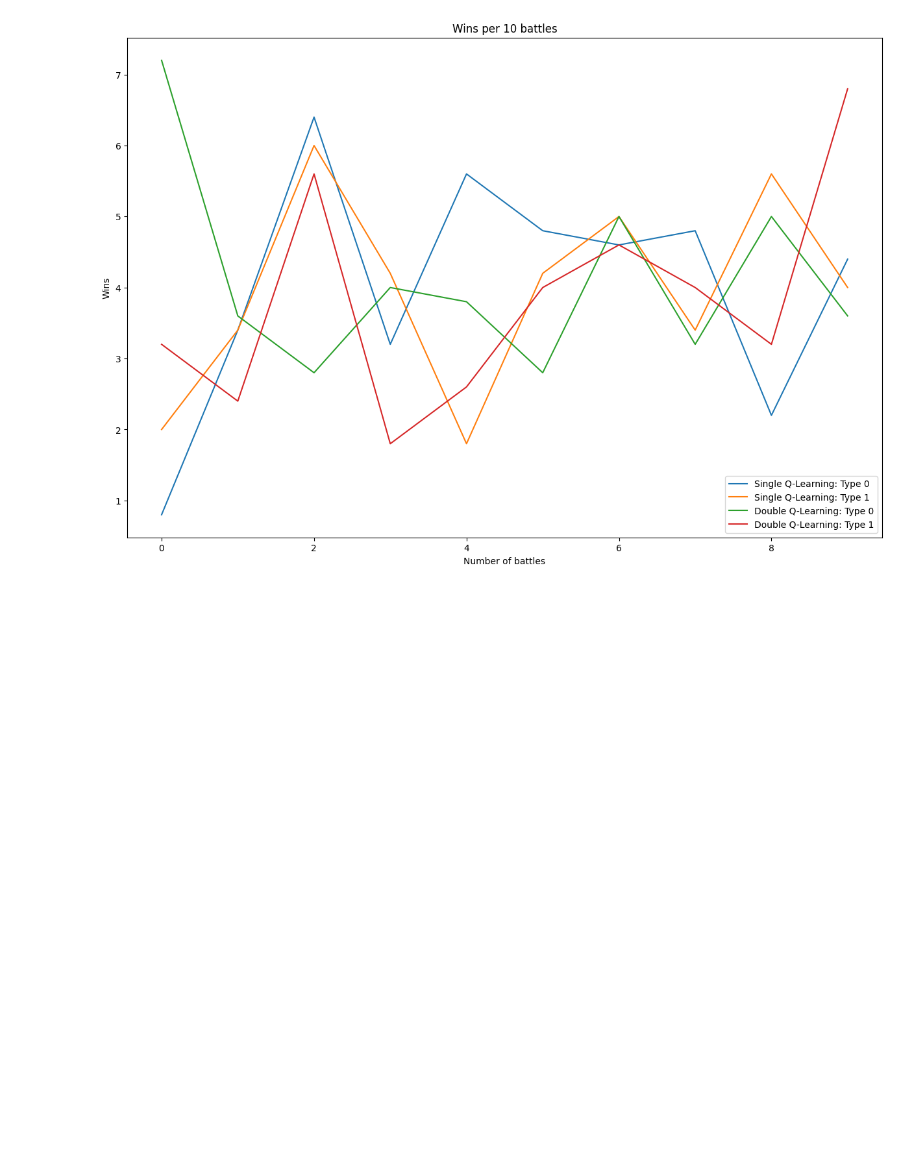
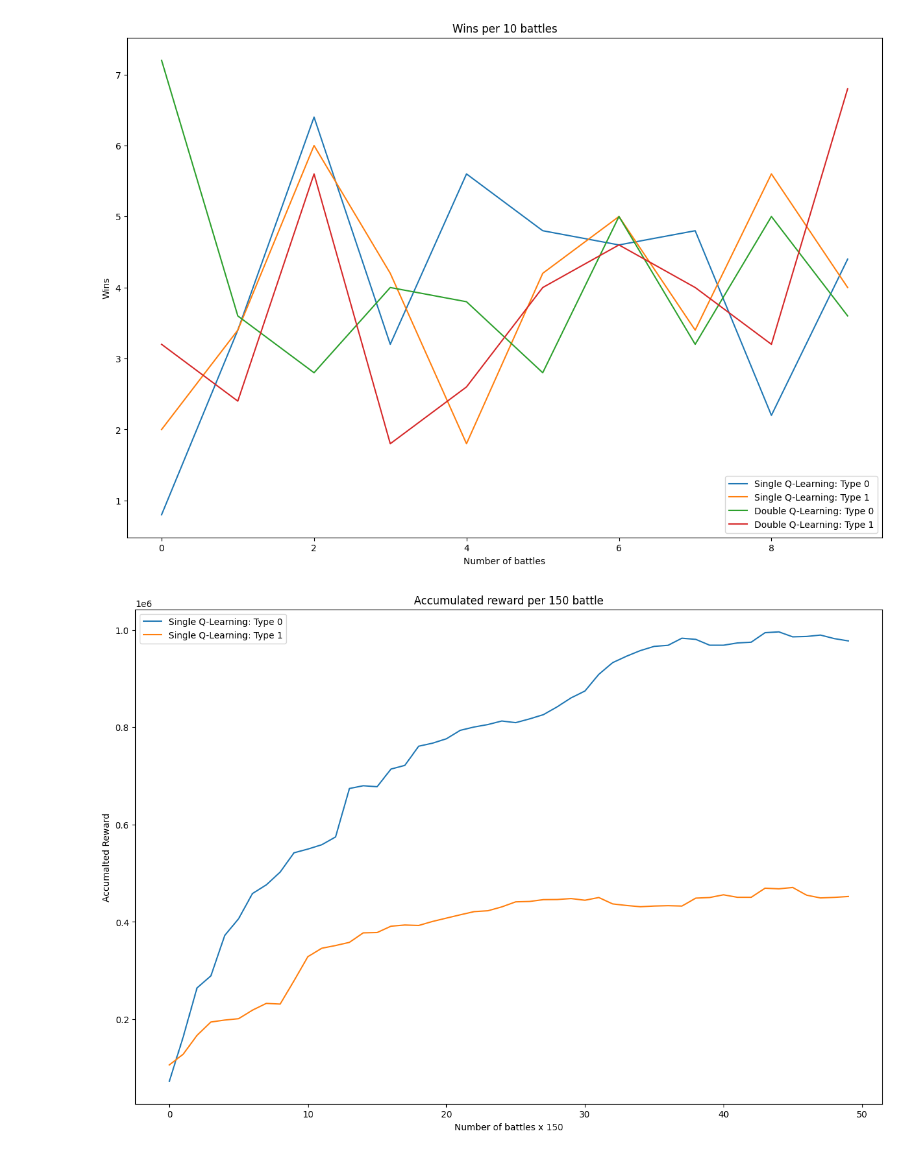
Before and after one commit to Harman367/Reinforcement-Learning-AI, a Jupyter notebook: Results/Results.ipynb, the cells around one changed output. Saved outputs shown, nothing was run; the diff lists cells and outputs as text; code cells hidden in the pictures; blank space fills up the shorter version.

Commit message:
Results

```diff
--- a/Results/Results.ipynb
+++ b/Results/Results.ipynb
@@ -244,3 +244,23 @@ plt.legend()
 plt.show()
 # %% [output]
 [figure]
+# %%
+#Load all data
+data_s0 = pd.read_json('JSON/Reward Avg Single Q-Learning Type 0.json')
+data_s1 = pd.read_json('JSON/Reward Avg Single Q-Learning Type 1.json')
+
+#Get results
+reward_s0 = data_s0['results']
+reward_s1 = data_s1['results']
+
+#Plot results
+plt.figure(figsize=(15, 10))
+plt.title('Accumulated reward per 150 battle')
+plt.xlabel('Number of battles x 150')
+plt.ylabel('Accumalted Reward')
+plt.plot(reward_s0, label='Single Q-Learning: Type 0')
+plt.plot(reward_s1, label='Single Q-Learning: Type 1')
+plt.legend()
+plt.show()
+# %% [output]
+[figure, added]
```
Also changed, not shown: parts of 1 cell of this notebook, 6 other files.
